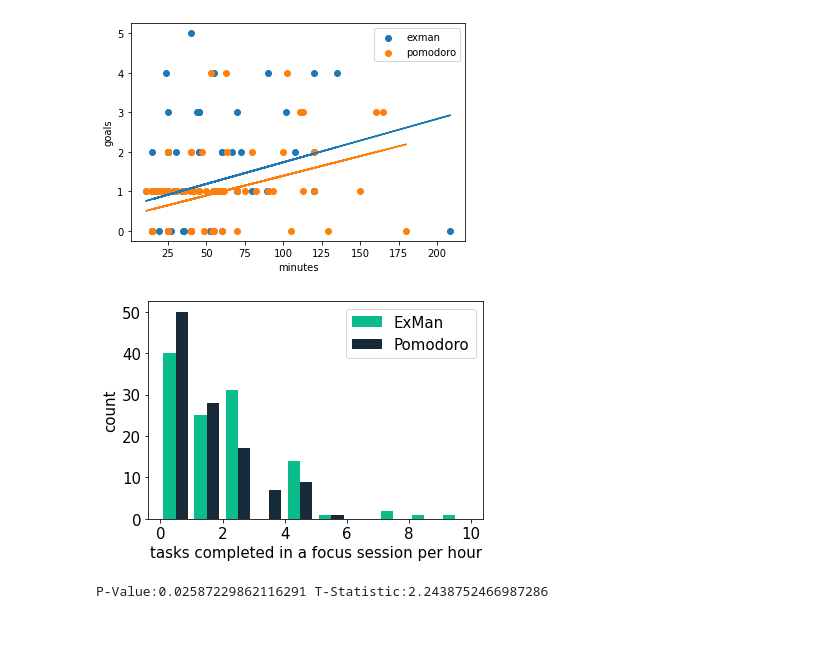
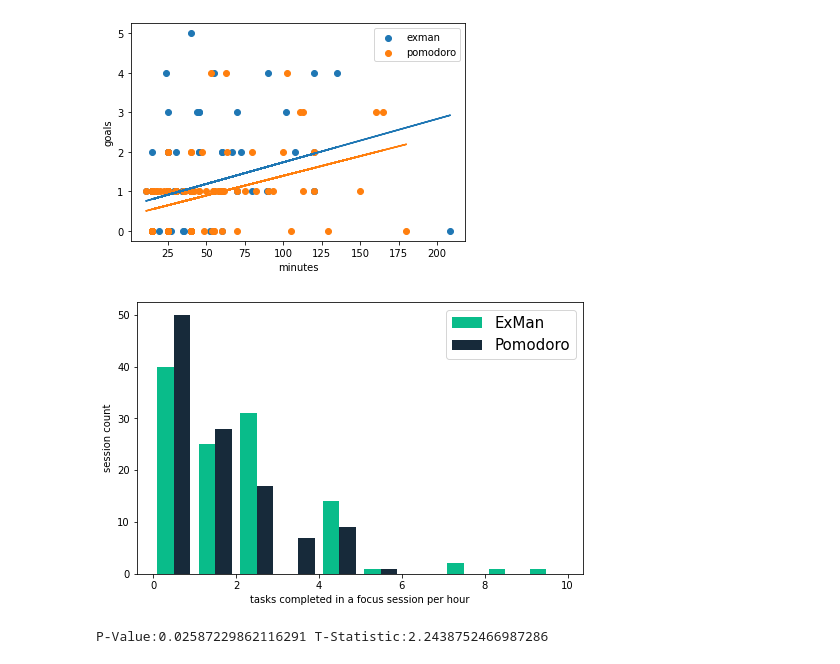
Before and after one commit to lutharsanen/exman-study-analysis, a Jupyter notebook: Exman-Analysis.ipynb, the cells around one changed output. Cells and saved outputs as stored; diff of their text form; code cells hidden in the pictures; blank space fills up the shorter version.

```diff
--- a/Exman-Analysis.ipynb
+++ b/Exman-Analysis.ipynb
@@ -52,18 +60,21 @@ plt.show()
 # %%
 x = [list(exman["goalsAchievedPerHour"]),list(pomodoro["goalsAchievedPerHour"])]
 
 label = ["ExMan","Pomodoro"]
+fig, gnt = plt.subplots()
 plt.hist(x, histtype='bar', color=["#09BC8A", "#172A3A"], label=label)
 plt.legend(prop={'size': 15})
 font = {"weight":"normal", "size":15}
 plt.rc("font",**font)
 plt.xlabel("tasks completed in a focus session per hour")
-plt.ylabel("count")
+plt.ylabel("session count")
+fig.set_figwidth(8)
+fig.set_figheight(5)
 plt.savefig("figure4.pdf")
 
 plt.show()
 # %% [output]
-[figure, old version]
+[figure, new version]
 # %%
 from scipy import stats
 tStat, pValue = stats.ttest_ind(exman["goalsAchievedPerHour"], pomodoro["goalsAchievedPerHour"], equal_var = False)
```
Also changed, not shown: parts of 18 cells of this notebook, 7 other files.
